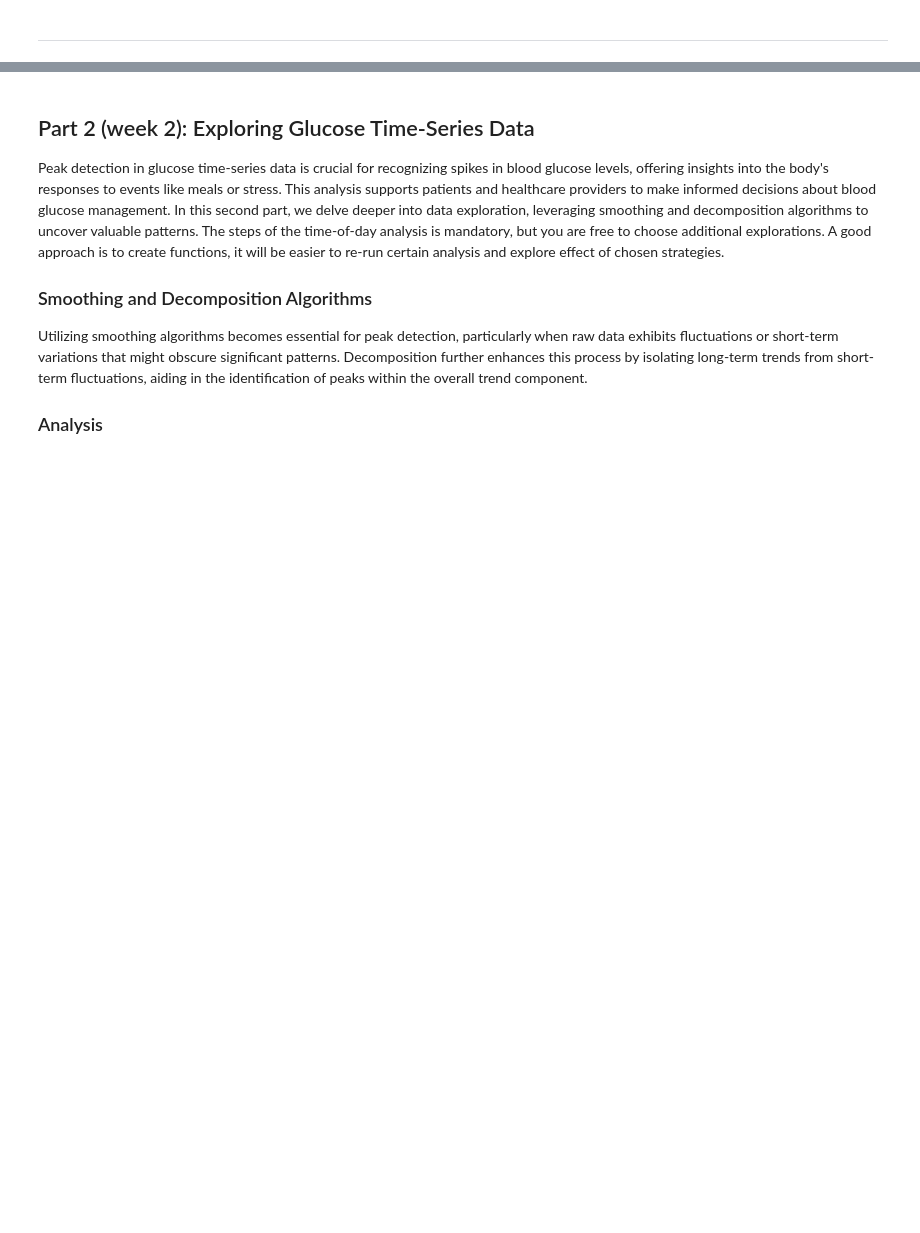
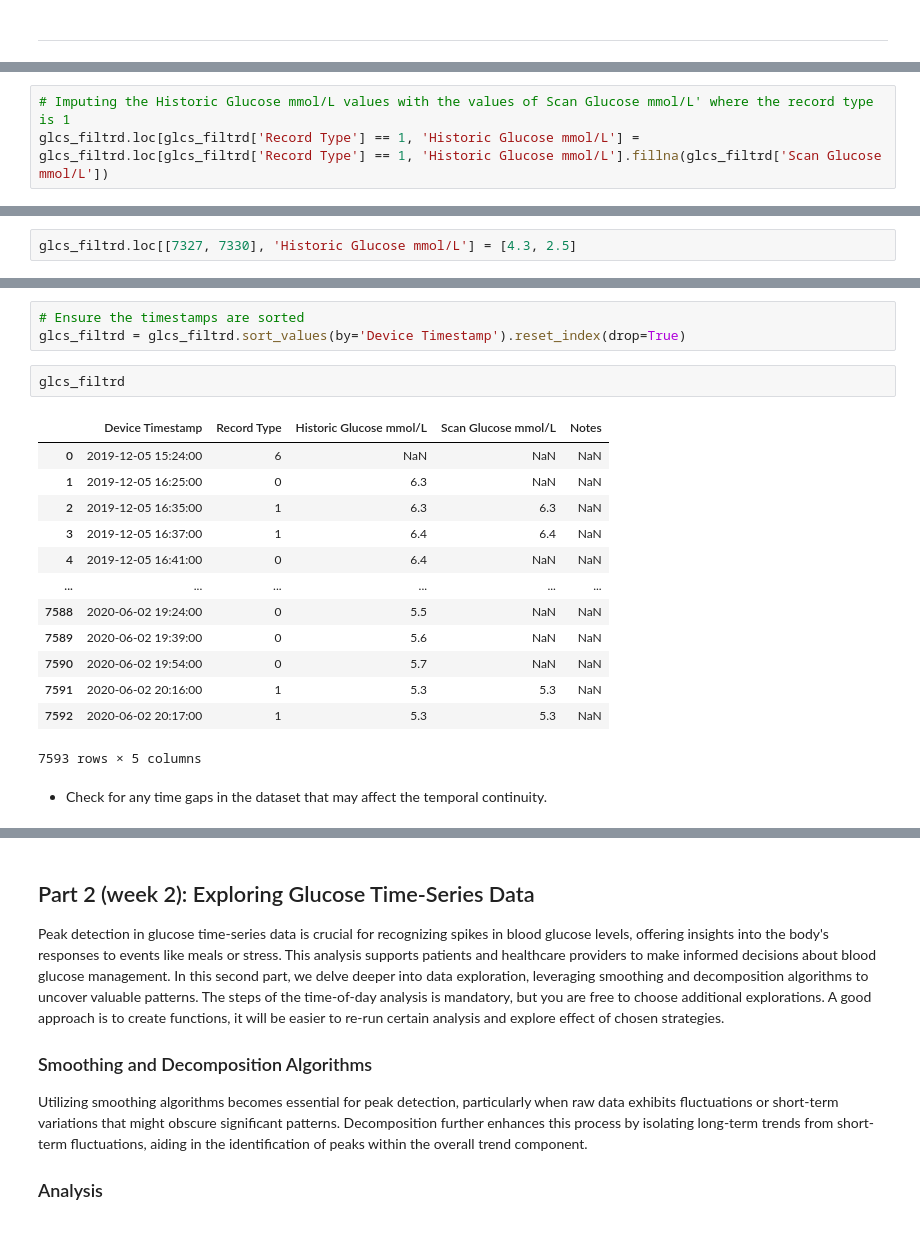
Before and after one commit to Mahsa-Zf/Prog3, a Jupyter notebook: glucose/01_glucose.ipynb, the cells around one changed output, grey strips where cells are left out. Saved outputs shown, nothing was run; the diff lists cells and outputs as text; blank space fills up the shorter version.

```diff
--- a/glucose/01_glucose.ipynb
+++ b/glucose/01_glucose.ipynb
@@ -96,0 +245,3 @@ By means of the steps above we aim to optimize the dataset's quality, making it
+# %%
+# Imputing the Historic Glucose mmol/L values with the values of Scan Glucose mmol/L' where the record type is 1
+glcs_filtrd.loc[glcs_filtrd['Record Type'] == 1, 'Historic Glucose mmol/L'] = glcs_filtrd.loc[glcs_filtrd['Record Type'] == 1, 'Historic Glucose mmol/L'].fillna(glcs_filtrd['Scan Glucose mmol/L'])
@@ -96,0 +281,2 @@ By means of the steps above we aim to optimize the dataset's quality, making it
+# %%
+glcs_filtrd.loc[[7327, 7330], 'Historic Glucose mmol/L'] = [4.3, 2.5]
@@ -96,0 +304,21 @@ By means of the steps above we aim to optimize the dataset's quality, making it
+# %%
+# Ensure the timestamps are sorted
+glcs_filtrd = glcs_filtrd.sort_values(by='Device Timestamp').reset_index(drop=True)
+# %%
+glcs_filtrd
+# %% [output]
+|  | Device Timestamp | Record Type | Historic Glucose mmol/L | Scan Glucose mmol/L | Notes |
+| 0 | 2019-12-05 15:24:00 | 6 | NaN | NaN | NaN |
+| 1 | 2019-12-05 16:25:00 | 0 | 6.3 | NaN | NaN |
+| 2 | 2019-12-05 16:35:00 | 1 | 6.3 | 6.3 | NaN |
+| 3 | 2019-12-05 16:37:00 | 1 | 6.4 | 6.4 | NaN |
+| 4 | 2019-12-05 16:41:00 | 0 | 6.4 | NaN | NaN |
+| ... | ... | ... | ... | ... | ... |
+| 7588 | 2020-06-02 19:24:00 | 0 | 5.5 | NaN | NaN |
+| 7589 | 2020-06-02 19:39:00 | 0 | 5.6 | NaN | NaN |
+| 7590 | 2020-06-02 19:54:00 | 0 | 5.7 | NaN | NaN |
+| 7591 | 2020-06-02 20:16:00 | 1 | 5.3 | 5.3 | NaN |
+| 7592 | 2020-06-02 20:17:00 | 1 | 5.3 | 5.3 | NaN |
+7593 rows × 5 columns
+# %% [markdown]
+- Check for any time gaps in the dataset that may affect the temporal continuity.
```
Also changed, not shown: parts of 26 cells of this notebook, 1 other file.
